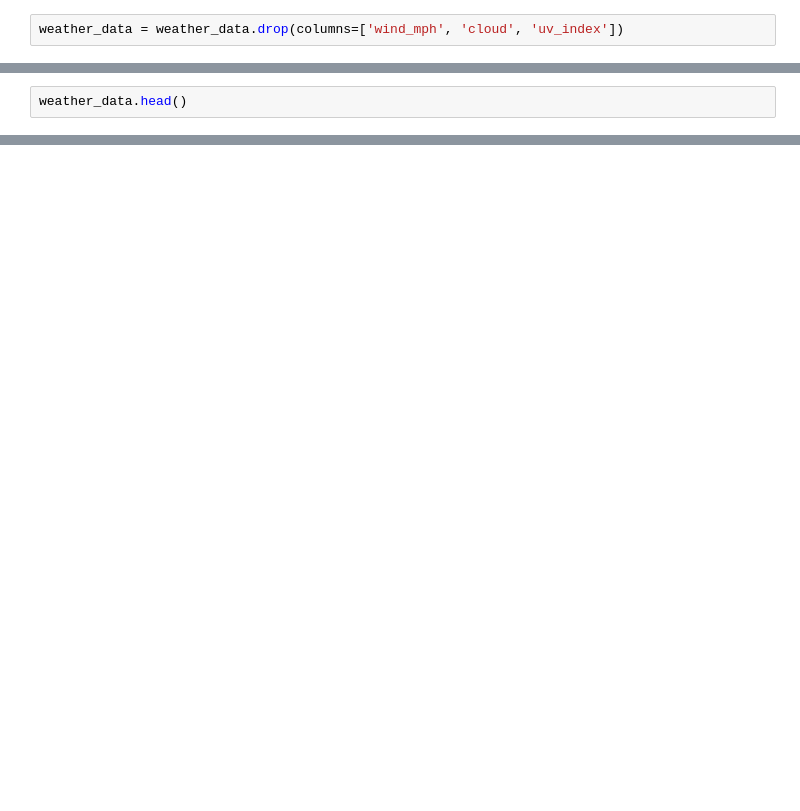
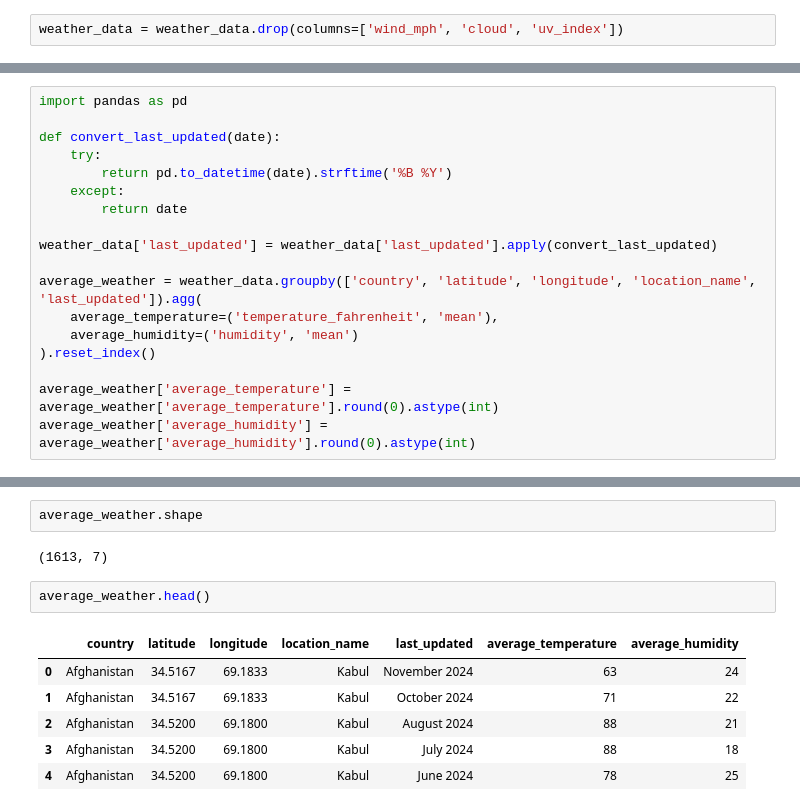
Before and after one commit to Hwangaustin-git/pjt3_group6, a Jupyter notebook: WeatherMap.ipynb, the cells around one changed output, grey strips where cells are left out. Drawn from its saved outputs; the diff is of its cells as text; blank space fills up the shorter version.

Commit message:
Weather Map Update Upload

```diff
--- a/WeatherMap.ipynb
+++ b/WeatherMap.ipynb
@@ -8,2 +19,18 @@ weather_data = weather_data.drop(columns=['wind_mph', 'cloud', 'uv_index'])
 # %%
-weather_data.head()
+import pandas as pd
+
+def convert_last_updated(date):
+    try:
+        return pd.to_datetime(date).strftime('%B %Y')
+    except:
+        return date
+
+weather_data['last_updated'] = weather_data['last_updated'].apply(convert_last_updated)
+
+average_weather = weather_data.groupby(['country', 'latitude', 'longitude', 'location_name', 'last_updated']).agg(
+    average_temperature=('temperature_fahrenheit', 'mean'),
+    average_humidity=('humidity', 'mean')
+).reset_index()
+
+average_weather['average_temperature'] = average_weather['average_temperature'].round(0).astype(int)
+average_weather['average_humidity'] = average_weather['average_humidity'].round(0).astype(int)
@@ -170,0 +37,13 @@ update_map(None)
+# %%
+average_weather.shape
+# %% [output]
+(1613, 7)
+# %%
+average_weather.head()
+# %% [output]
+|  | country | latitude | longitude | location_name | last_updated | average_temperature | average_humidity |
+| 0 | Afghanistan | 34.5167 | 69.1833 | Kabul | November 2024 | 63 | 24 |
+| 1 | Afghanistan | 34.5167 | 69.1833 | Kabul | October 2024 | 71 | 22 |
+| 2 | Afghanistan | 34.5200 | 69.1800 | Kabul | August 2024 | 88 | 21 |
+| 3 | Afghanistan | 34.5200 | 69.1800 | Kabul | July 2024 | 88 | 18 |
+| 4 | Afghanistan | 34.5200 | 69.1800 | Kabul | June 2024 | 78 | 25 |
```
Also changed, not shown: parts of 5 cells of this notebook.
